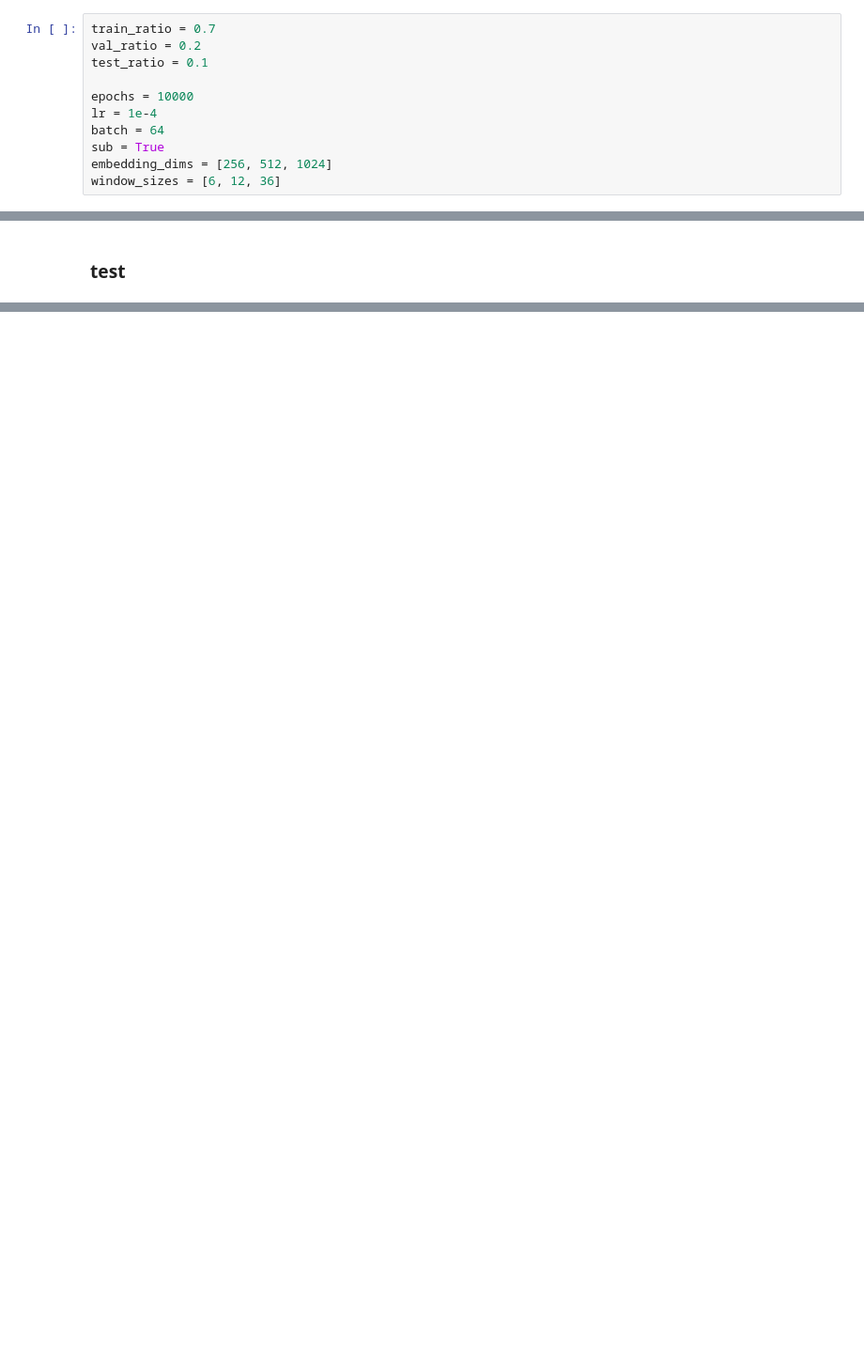
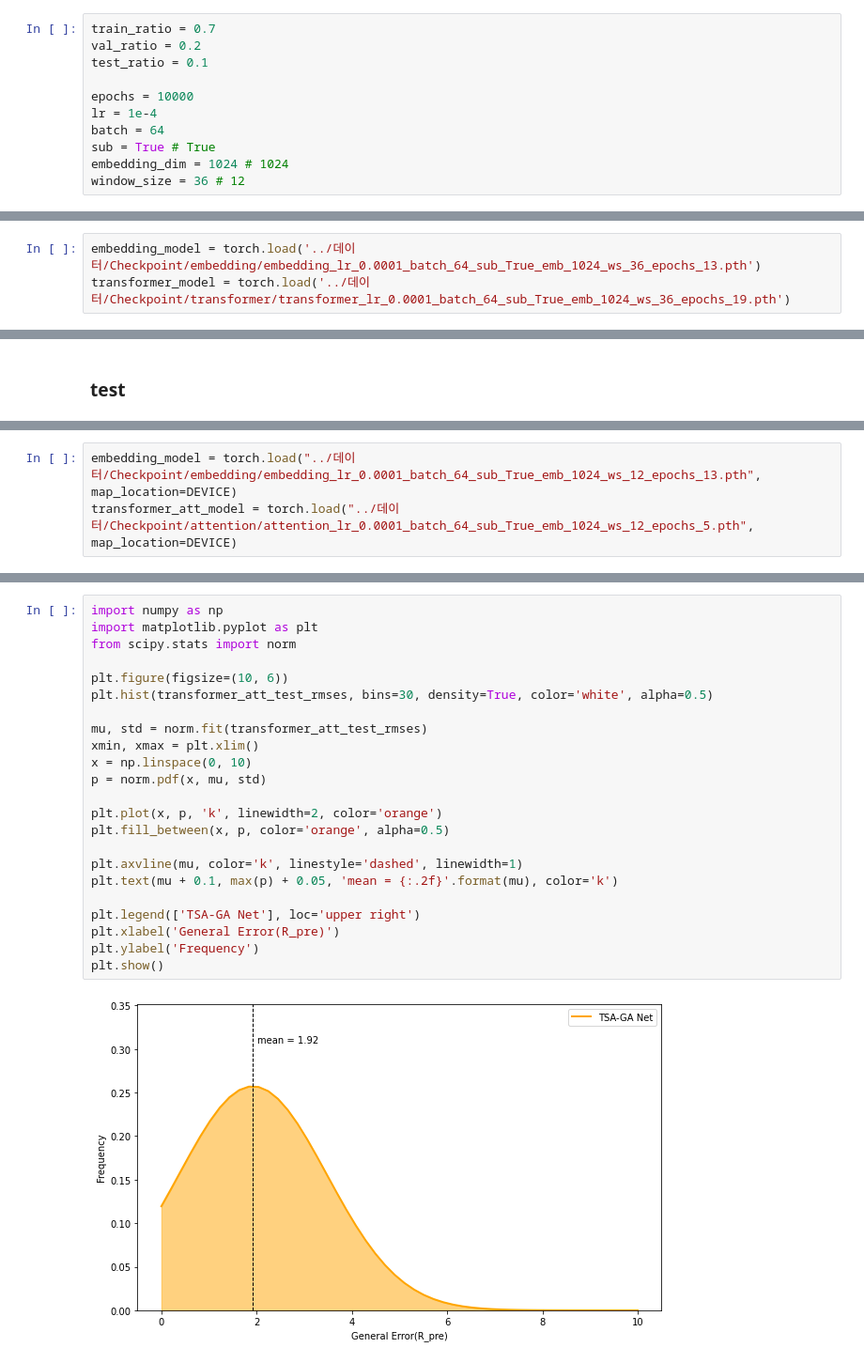
Before and after one commit to hakhyun0615/SCI_Journal, a Jupyter notebook: 코드/experiment.ipynb, the cells around one changed output, grey strips where cells are left out. Shown at 94% size. Saved outputs shown, nothing was run; the diff lists cells and outputs as text; blank space fills up the shorter version.

```diff
--- a/코드/experiment.ipynb
+++ b/코드/experiment.ipynb
@@ -51,9 +52,9 @@ test_ratio = 0.1
 epochs = 10000
 lr = 1e-4
 batch = 64
-sub = True
-embedding_dims = [256, 512, 1024]
-window_sizes = [6, 12, 36]
+sub = True # True
+embedding_dim = 1024 # 1024
+window_size = 36 # 12
 # %% [markdown]
 ### train/val
 # %%
@@ -441,0 +357,3 @@ RuntimeError: [enforce fail at ..\c10\core\impl\alloc_cpu.cpp:81] data. DefaultC
+# %%
+embedding_model = torch.load('../데이터/Checkpoint/embedding/embedding_lr_0.0001_batch_64_sub_True_emb_1024_ws_36_epochs_13.pth')
+transformer_model = torch.load('../데이터/Checkpoint/transformer/transformer_lr_0.0001_batch_64_sub_True_emb_1024_ws_36_epochs_19.pth')
@@ -446,3 +459,6 @@ transformer_att_model
+# %%
+embedding_model = torch.load("../데이터/Checkpoint/embedding/embedding_lr_0.0001_batch_64_sub_True_emb_1024_ws_12_epochs_13.pth", map_location=DEVICE)
+transformer_att_model = torch.load("../데이터/Checkpoint/attention/attention_lr_0.0001_batch_64_sub_True_emb_1024_ws_12_epochs_5.pth", map_location=DEVICE)
 # %%
 # transformer attention
 dataset = District_Dataset(embedding_model, table_1, table_2, table_3, embedding_dim, window_size, sub, DEVICE)
@@ -502,0 +516,25 @@ print(f'Test MAPE: {transformer_att_avg_test_mape}')
+# %%
+import numpy as np
+import matplotlib.pyplot as plt
+from scipy.stats import norm
+
+plt.figure(figsize=(10, 6))
+plt.hist(transformer_att_test_rmses, bins=30, density=True, color='white', alpha=0.5)
+
+mu, std = norm.fit(transformer_att_test_rmses)
+xmin, xmax = plt.xlim()
+x = np.linspace(0, 10)
+p = norm.pdf(x, mu, std)
+
+plt.plot(x, p, 'k', linewidth=2, color='orange')
+plt.fill_between(x, p, color='orange', alpha=0.5)
+
+plt.axvline(mu, color='k', linestyle='dashed', linewidth=1)
+plt.text(mu + 0.1, max(p) + 0.05, 'mean = {:.2f}'.format(mu), color='k')
+
+plt.legend(['TSA-GA Net'], loc='upper right')
+plt.xlabel('General Error(R_pre)')
+plt.ylabel('Frequency')
+plt.show()
+# %% [output]
+[figure, added]
```
Also changed, not shown: parts of 6 cells of this notebook, 1 other file.
